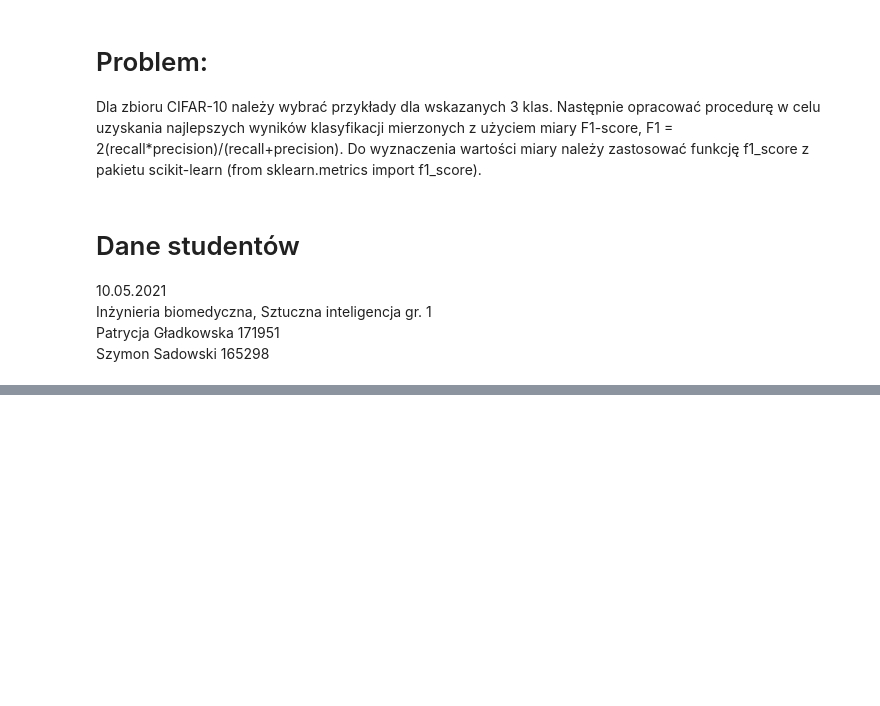
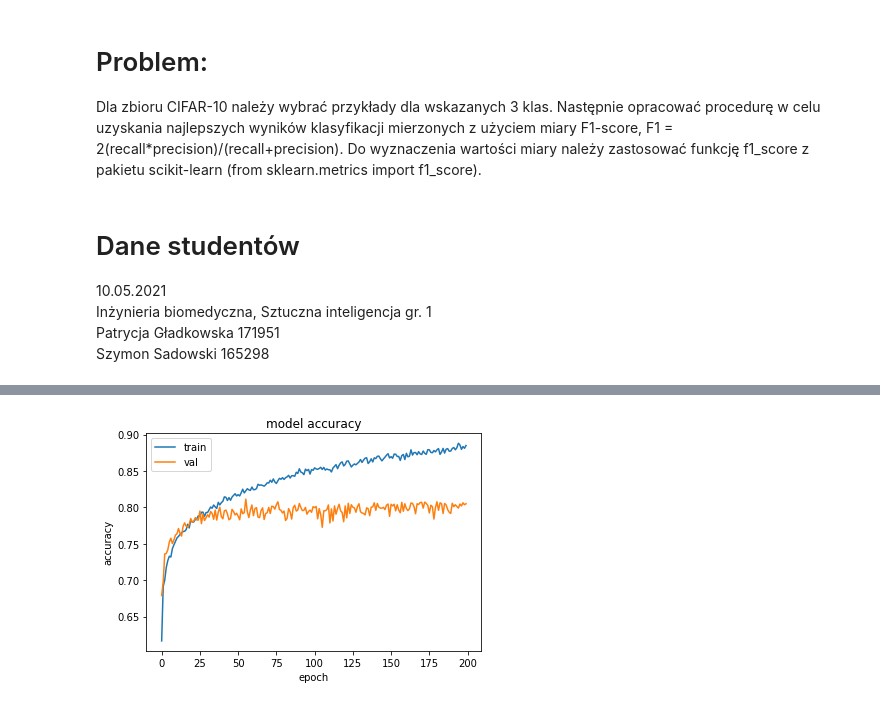
Before and after one commit to BioMedProjects/MLP-Classification, a Jupyter notebook: UM_Zadanie_domowe_2_171951_165298.ipynb, the cells around one changed output, grey strips where cells are left out. Drawn from its saved outputs; the diff is of its cells as text; code cells hidden in the pictures; blank space fills up the shorter version.

```diff
--- a/UM_Zadanie_domowe_2_171951_165298.ipynb
+++ b/UM_Zadanie_domowe_2_171951_165298.ipynb
@@ -32,26 +32,25 @@ from keras.utils import np_utils
 class_names = ['plane', 'car', 'bird', 'cat', 'deer', 'dog', 'frog', 'horse', 'ship', 'truck']
 
 
-# indexes = [0, 3, 9]
+indexes = [0, 3, 9]
 
-# idx_train = np.array([idx for idx in range(y_train.shape[0]) if y_train[idx] in indexes])
-# idx_test = np.array([idx for idx in range(y_test.shape[0]) if y_test[idx] in indexes])
+idx_train = np.array([idx for idx in range(y_train.shape[0]) if y_train[idx] in indexes])
+idx_test = np.array([idx for idx in range(y_test.shape[0]) if y_test[idx] in indexes])
 
-# x_train = X_train[idx_train]
-# y_train = y_train[idx_train]
+x_train = X_train[idx_train]
+y_train = y_train[idx_train]
 
-# x_test = X_test[idx_test]
-# y_test = y_test[idx_test]
+x_test = X_test[idx_test]
+y_test = y_test[idx_test]
 # %%
 # Preprocessing
-
-epochs = 5
-batch_size = 128
+epochs = 200
+batch_size = 32
 nb_classes = 10
 
 # Reshape data
-X_train = X_train.reshape(50000, 32 * 32 * 3)
-X_test = X_test.reshape(10000, 32 * 32 * 3)
+X_train = x_train.reshape(-1, 32 * 32 * 3)
+X_test = x_test.reshape(-1, 32 * 32 * 3)
 
 X_train = X_train.astype('float32')
 X_test = X_test.astype('float32')
@@ -117,0 +122,10 @@ Test acc: 0.10000000149011612
+# %%
+plt.plot(history.history['accuracy'])
+plt.plot(history.history['val_accuracy'])
+plt.title('model accuracy')
+plt.ylabel('accuracy')
+plt.xlabel('epoch')
+plt.legend(['train', 'val'], loc='upper left')
+plt.show()
+# %% [output]
+[figure, added]
```
Also changed, not shown: parts of 8 cells of this notebook.
